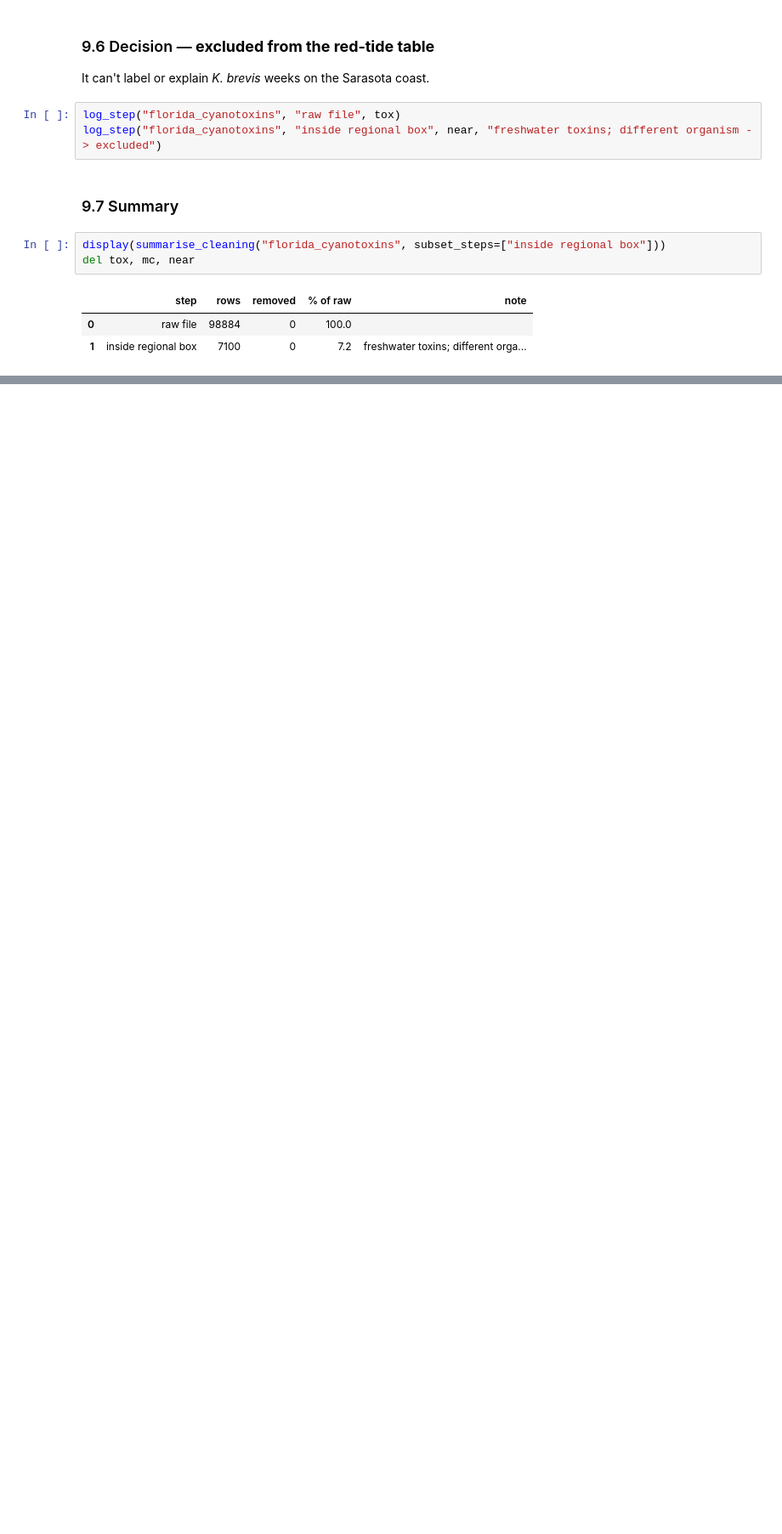
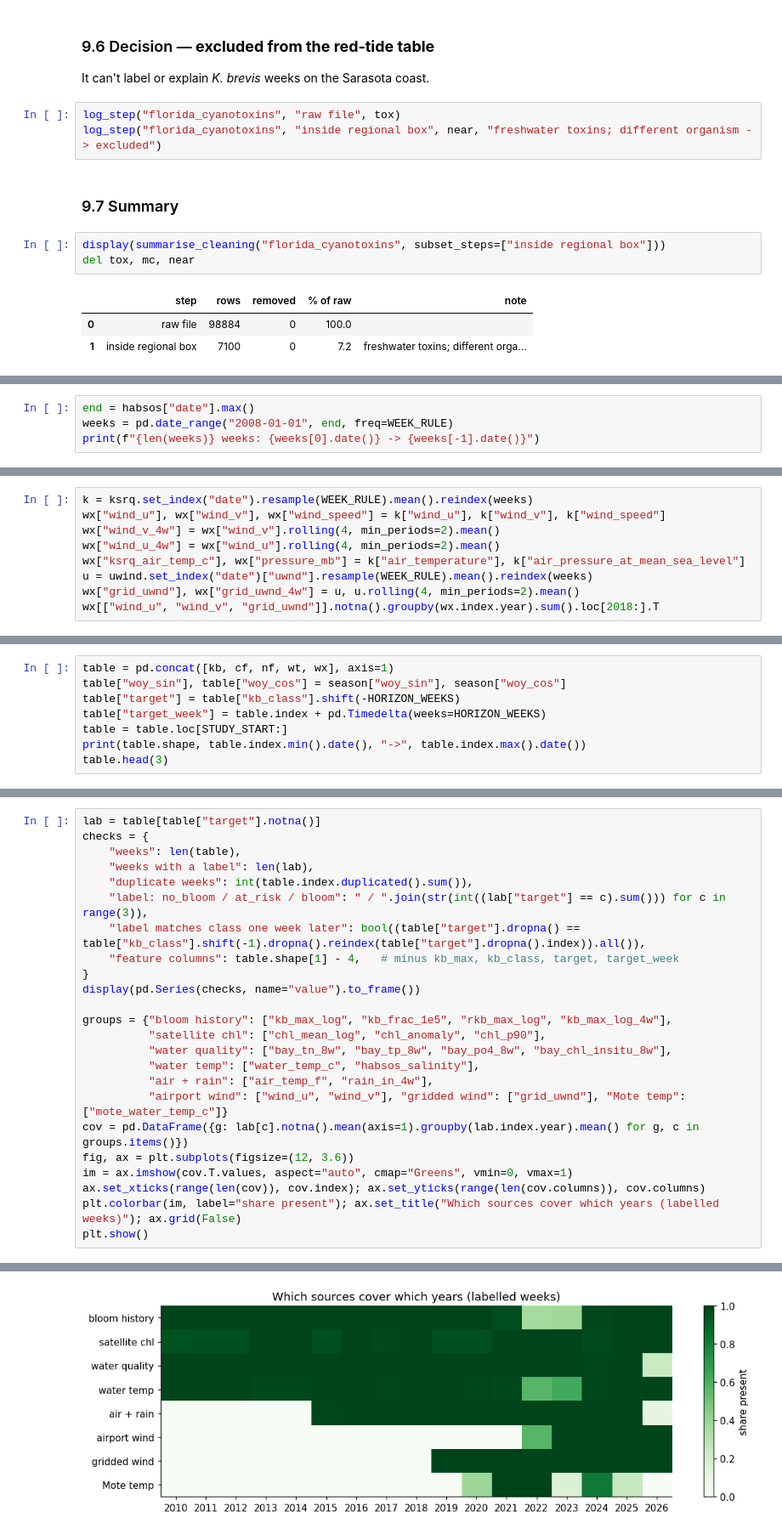
Before and after one commit to Break-Through-Tech/Biointerphase-1A-forecasting-harmful-algal-bloom-risk, a Jupyter notebook: models/notebooks/00_master_eda_and_merge.ipynb, the cells around one changed output, grey strips where cells are left out. Shown at 85% size. Drawn from its saved outputs; the diff is of its cells as text; blank space fills up the shorter version.

```diff
--- a/models/notebooks/00_master_eda_and_merge.ipynb
+++ b/models/notebooks/00_master_eda_and_merge.ipynb
@@ -2290,0 +2315,4 @@ del tox, mc, near
+# %%
+end = habsos["date"].max()
+weeks = pd.date_range("2008-01-01", end, freq=WEEK_RULE)
+print(f"{len(weeks)} weeks: {weeks[0].date()} -> {weeks[-1].date()}")
@@ -2290,0 +2591,9 @@ del tox, mc, near
+# %%
+k = ksrq.set_index("date").resample(WEEK_RULE).mean().reindex(weeks)
+wx["wind_u"], wx["wind_v"], wx["wind_speed"] = k["wind_u"], k["wind_v"], k["wind_speed"]
+wx["wind_v_4w"] = wx["wind_v"].rolling(4, min_periods=2).mean()
+wx["wind_u_4w"] = wx["wind_u"].rolling(4, min_periods=2).mean()
+wx["ksrq_air_temp_c"], wx["pressure_mb"] = k["air_temperature"], k["air_pressure_at_mean_sea_level"]
+u = uwind.set_index("date")["uwnd"].resample(WEEK_RULE).mean().reindex(weeks)
+wx["grid_uwnd"], wx["grid_uwnd_4w"] = u, u.rolling(4, min_periods=2).mean()
+wx[["wind_u", "wind_v", "grid_uwnd"]].notna().groupby(wx.index.year).sum().loc[2018:].T
@@ -2290,0 +2610,8 @@ del tox, mc, near
+# %%
+table = pd.concat([kb, cf, nf, wt, wx], axis=1)
+table["woy_sin"], table["woy_cos"] = season["woy_sin"], season["woy_cos"]
+table["target"] = table["kb_class"].shift(-HORIZON_WEEKS)
+table["target_week"] = table.index + pd.Timedelta(weeks=HORIZON_WEEKS)
+table = table.loc[STUDY_START:]
+print(table.shape, table.index.min().date(), "->", table.index.max().date())
+table.head(3)
@@ -2290,0 +2649,25 @@ del tox, mc, near
+# %%
+lab = table[table["target"].notna()]
+checks = {
+    "weeks": len(table),
+    "weeks with a label": len(lab),
+    "duplicate weeks": int(table.index.duplicated().sum()),
+    "label: no_bloom / at_risk / bloom": " / ".join(str(int((lab["target"] == c).sum())) for c in range(3)),
+    "label matches class one week later": bool((table["target"].dropna() == table["kb_class"].shift(-1).dropna().reindex(table["target"].dropna().index)).all()),
+    "feature columns": table.shape[1] - 4,   # minus kb_max, kb_class, target, target_week
+}
+display(pd.Series(checks, name="value").to_frame())
+
+groups = {"bloom history": ["kb_max_log", "kb_frac_1e5", "rkb_max_log", "kb_max_log_4w"],
+          "satellite chl": ["chl_mean_log", "chl_anomaly", "chl_p90"],
+          "water quality": ["bay_tn_8w", "bay_tp_8w", "bay_po4_8w", "bay_chl_insitu_8w"],
+          "water temp": ["water_temp_c", "habsos_salinity"],
+          "air + rain": ["air_temp_f", "rain_in_4w"],
+          "airport wind": ["wind_u", "wind_v"], "gridded wind": ["grid_uwnd"], "Mote temp": ["mote_water_temp_c"]}
+cov = pd.DataFrame({g: lab[c].notna().mean(axis=1).groupby(lab.index.year).mean() for g, c in groups.items()})
+fig, ax = plt.subplots(figsize=(12, 3.6))
+im = ax.imshow(cov.T.values, aspect="auto", cmap="Greens", vmin=0, vmax=1)
+ax.set_xticks(range(len(cov)), cov.index); ax.set_yticks(range(len(cov.columns)), cov.columns)
+plt.colorbar(im, label="share present"); ax.set_title("Which sources cover which years (labelled weeks)"); ax.grid(False)
+plt.show()
+# %% [output]
@@ -2290,0 +2681 @@ del tox, mc, near
+[figure, added]
```
Also changed, not shown: parts of 39 cells of this notebook, 4 other files.
